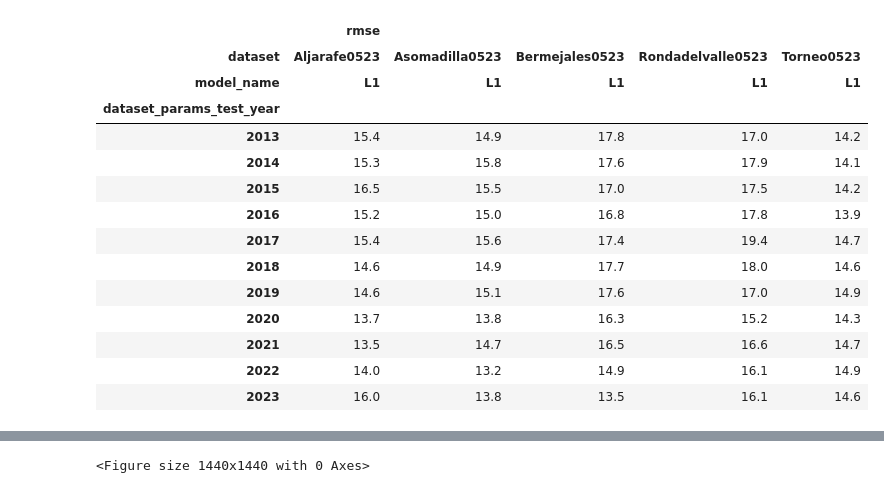
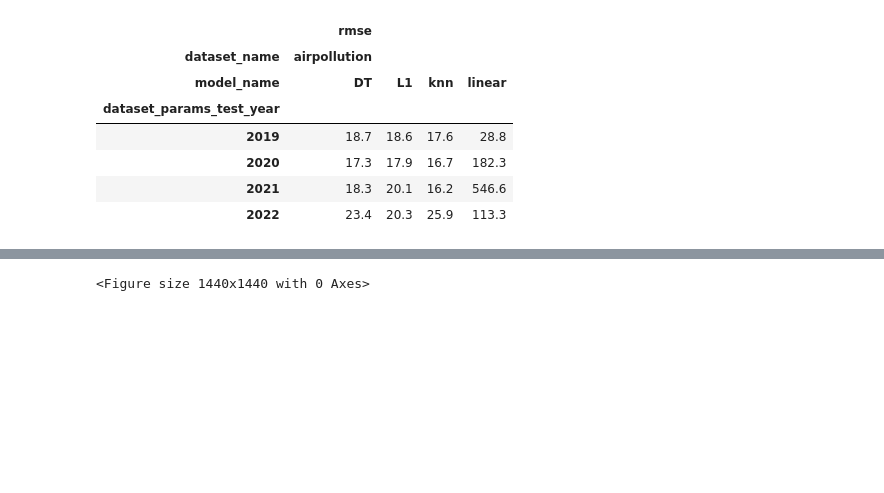
Before and after one commit to manjimnav/ResSelNetAirPollution, a Jupyter notebook: analysis.ipynb, the cells around one changed output, grey strips where cells are left out. Cells and saved outputs as stored; diff of their text form; code cells hidden in the pictures; blank space fills up the shorter version.

```diff
--- a/analysis.ipynb
+++ b/analysis.ipynb
@@ -10,12 +10,13 @@ pd.set_option('display.max_columns', 500)
 def get_best_results(metrics):
     model_params = [col for col in metrics.columns if 'model_params' in col or 'selection_params' in col ]
 
-    groupby_cols = ['dataset', 'selection_name', 'model_name', *model_params]
+    groupby_cols = ['dataset_name', 'selection_name', 'model_name', *model_params]
+
     grouped = metrics.groupby(groupby_cols, dropna=False)[["rmse_valid"]].mean()
 
     total_metrics_indexed = metrics.set_index(groupby_cols)
 
-    best_results = total_metrics_indexed.loc[grouped.groupby(['dataset', 'selection_name', 'model_name'], dropna=False).rmse_valid.idxmin(), ['rmse', 'mae', 'mse', 'mape', 'dataset_params_test_year', 'dataset_params_seq_len', 'dataset_params_crossval', "dataset_params_shift","dataset_params_pred_len",  'selected_features', 'duration', 'n_features']].reset_index()
+    best_results = total_metrics_indexed.loc[grouped.groupby(['dataset_name', 'selection_name', 'model_name'], dropna=False).rmse_valid.idxmin(), ['rmse', 'mae', 'mse', 'mape', 'wape', 'mase', 'dataset_params_test_year', 'dataset_params_seq_len', 'dataset_params_crossval', "dataset_params_shift","dataset_params_pred_len",  'selected_features', 'duration', 'n_features']].reset_index()
 
     return best_results
 
@@ -32,19 +33,18 @@ def count_features(feats):
 
     return result
 # %%
-total_metrics = pd.read_csv("results/ResSelNet/results_pollution_expanding_window.csv")
+total_metrics = pd.read_csv("results/airpollution/results_test.csv")
 
 total_metrics["n_features"] = total_metrics.selected_features.apply(eval).apply(count_features)
 # %%
 total_metrics['model_name'] = total_metrics['model_name'].replace({'decisiontree': 'DT', 'lstm': "LSTM"})
 total_metrics['selection_name'] = total_metrics['selection_name'].replace({'NoSelection': 'NS', 'TimeSelectionLayer': 'TSL', 'TimeSelectionLayerResidual': 'TSL'})
 
-total_metrics.loc[(total_metrics.selection_name=='TSL') & (total_metrics.model_name=='LSTM')  & (total_metrics.selection_params_residual), 'model_name'] = 'LSTM*'
+"""total_metrics.loc[(total_metrics.selection_name=='TSL') & (total_metrics.model_name=='LSTM')  & (total_metrics.selection_params_residual), 'model_name'] = 'LSTM*'
 total_metrics.loc[(total_metrics.selection_name=='TSL') & (total_metrics.model_name=='LSTM')& (~total_metrics.selection_params_residual.fillna(False)), 'model_name'] = 'TLSTM'
 total_metrics.loc[(total_metrics.selection_name=='TSL') & (total_metrics.model_name=='dense')& (total_metrics.selection_params_residual), 'model_name'] = 'FF*'
 total_metrics.loc[(total_metrics.selection_name=='TSL') & (total_metrics.model_name=='dense')& (~total_metrics.selection_params_residual.fillna(False)), 'model_name'] = 'TFF'
-
+"""
 total_metrics['model_name'] = total_metrics['model_name'].replace({'dense': 'FF', 'lasso': 'L1'})
-total_metrics['dataset'] = total_metrics['dataset_name'].apply(lambda x: x.capitalize()).replace({'Rondadelvalle': 'Ronda del valle'})
 # %%
 best_results = get_best_results(total_metrics)
@@ -64,18 +60,11 @@ best_results.groupby(['dataset', 'model_name'], dropna=False)[['rmse', "mse", "m
 # %%
-best_results.groupby(['dataset', 'model_name', 'dataset_params_test_year'], dropna=False)[["rmse", "mse", "mae", "duration", 'n_features']].mean().reset_index().query("model_name == 'L1' or model_name == 'TLSTMRes' or model_name == 'TFFRes'").pivot(index = ['dataset_params_test_year'], columns=["dataset", 'model_name'], values=['rmse']).dropna().round(1)#.to_latex('tables/efficacy_by_year.tex')
+best_results.groupby(['dataset_name', 'model_name', 'dataset_params_test_year'], dropna=False)[["rmse", "mse", "mae", "duration", 'n_features']].mean().reset_index().pivot(index = ['dataset_params_test_year'], columns=["dataset_name", 'model_name'], values=['rmse']).dropna().round(1)#.to_latex('tables/efficacy_by_year.tex')
 # %% [output]
-|  | rmse |  |  |  |  |
-| dataset | Aljarafe0523 | Asomadilla0523 | Bermejales0523 | Rondadelvalle0523 | Torneo0523 |
-| model_name | L1 | L1 | L1 | L1 | L1 |
-| dataset_params_test_year |  |  |  |  |  |
-| 2013 | 15.4 | 14.9 | 17.8 | 17.0 | 14.2 |
-| 2014 | 15.3 | 15.8 | 17.6 | 17.9 | 14.1 |
-| 2015 | 16.5 | 15.5 | 17.0 | 17.5 | 14.2 |
-| 2016 | 15.2 | 15.0 | 16.8 | 17.8 | 13.9 |
-| 2017 | 15.4 | 15.6 | 17.4 | 19.4 | 14.7 |
-| 2018 | 14.6 | 14.9 | 17.7 | 18.0 | 14.6 |
-| 2019 | 14.6 | 15.1 | 17.6 | 17.0 | 14.9 |
-| 2020 | 13.7 | 13.8 | 16.3 | 15.2 | 14.3 |
-| 2021 | 13.5 | 14.7 | 16.5 | 16.6 | 14.7 |
-| 2022 | 14.0 | 13.2 | 14.9 | 16.1 | 14.9 |
-| 2023 | 16.0 | 13.8 | 13.5 | 16.1 | 14.6 |
+|  | rmse |  |  |  |
+| dataset_name | airpollution |  |  |  |
+| model_name | DT | L1 | knn | linear |
+| dataset_params_test_year |  |  |  |  |
+| 2019 | 18.7 | 18.6 | 17.6 | 28.8 |
+| 2020 | 17.3 | 17.9 | 16.7 | 182.3 |
+| 2021 | 18.3 | 20.1 | 16.2 | 546.6 |
+| 2022 | 23.4 | 20.3 | 25.9 | 113.3 |
```
Also changed, not shown: parts of 3 cells of this notebook, 10 other files.
